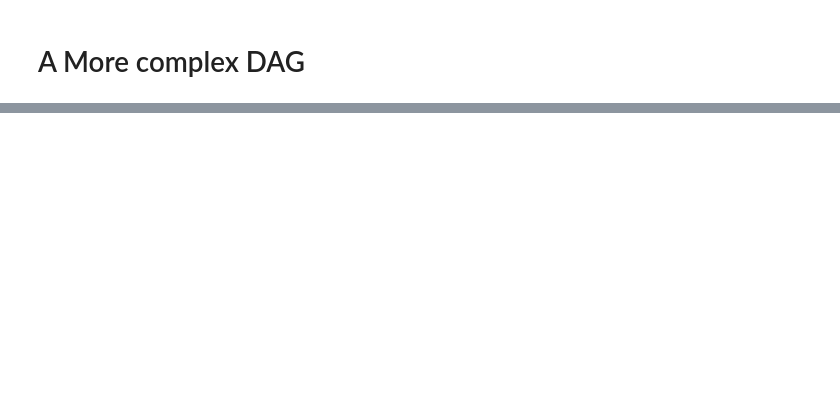
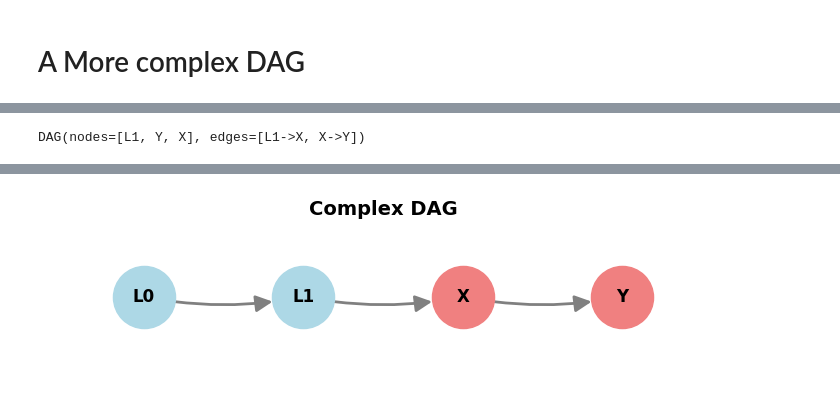
Before and after one commit to tmaringgele/Optimal-Experiments-for-Partial-Causal-Effect-Identification, a Jupyter notebook: complete_workflow.ipynb, the cells around one changed output, grey strips where cells are left out. Cells and saved outputs as stored; diff of their text form; code cells hidden in the pictures; blank space fills up the shorter version.

```diff
--- a/complete_workflow.ipynb
+++ b/complete_workflow.ipynb
@@ -318,0 +339,76 @@ lp.solve_with_highs()
+# %%
+dag_L1 = DAG()
+X = dag_L1.add_node('X', support={0, 1})
+Y = dag_L1.add_node('Y', support={0, 1})
+# L0 = dag_L1.add_node('L0', support={0, 1}, partition='L')
+L1 = dag_L1.add_node('L1', support={0, 1}, partition='L')
+# dag_L1.add_edge(L0, L1)
+dag_L1.add_edge(L1, X)
+dag_L1.add_edge(X, Y)
+
+dag_L1
+# %% [output]
+DAG(nodes=[L1, Y, X], edges=[L1->X, X->Y])
+# %%
+# 1. Generate a confounding DAG
+import highspy
+
+
+dag = DAG()
+X = dag.add_node('X', support={0, 1})
+Y = dag.add_node('Y', support={0, 1})
+L0 = dag.add_node('L0', support={0, 1}, partition='L')
+L1 = dag.add_node('L1', support={0, 1}, partition='L')
+
+dag.add_edge(X, Y)
+dag.add_edge(L1, X)
+dag.add_edge(L0, L1)
+dag.generate_all_response_types()
+
+fig = dag.draw(figsize=(7, 2), title="Complex DAG", with_labels=True)
+# plt.show()
+
+# 3. Generate Data
+#seed works: 25463
+#seed fails: 1
+generator = DataGenerator(dag, seed=25463)
+joint = generator.computeObservedJoint() #Dict[FrozenSet[Tuple[Node, int]], float]
+# marginalize out L0 and L1
+p11 = 0
+p10 = 0
+for l1 in [0, 1]:
+    key11 = frozenset({(L1, l1), (X, 1), (Y, 1)})
+    key10 = frozenset({(L1, l1), (X, 1), (Y, 0)})
+    p11 += joint.get(key11, 0)
+    p10 += joint.get(key10, 0)
+# generator.print_true_distribution()
+true_prob = generator.computeTrueIntervention(
+    Y={Y},
+    X={X},
+    Y_values=(1,),
+    X_values=(1,)
+)
+print(f"True P(Y=1 | do(X=1)) = {true_prob:.6f}")
+print(f'The known tian pearl bounds: [{p11:.4f}, {1-p10:.4f}] for P(Y=1 | do(X=1))')
+# 4. Create SCM
+scm = SCM(dag, generator)
+lp = ProgramFactory.write_LP(scm, Y={Y}, X={X}, Y_values=(1,), X_values=(1,))
+
+highs = lp.solve_with_highs(
+    verbose=True,
+    slack=0.01,
+    give_highs_object=True
+    # solver='ipopt'
+)
+highs.run()
+status = highs.run()
+
+
+status = highs.run()
+if highs.getModelStatus() == highspy.HighsModelStatus.kInfeasible:
+    iis = highspy.HighsIis()
+    highs.getIis(iis)
+print(iis.info)
+
+dir(iis.info[0])
+# %% [output]
@@ -318,0 +432 @@ lp.solve_with_highs()
+[figure, added]
```
Also changed, not shown: parts of 16 cells of this notebook, 4 other files.
